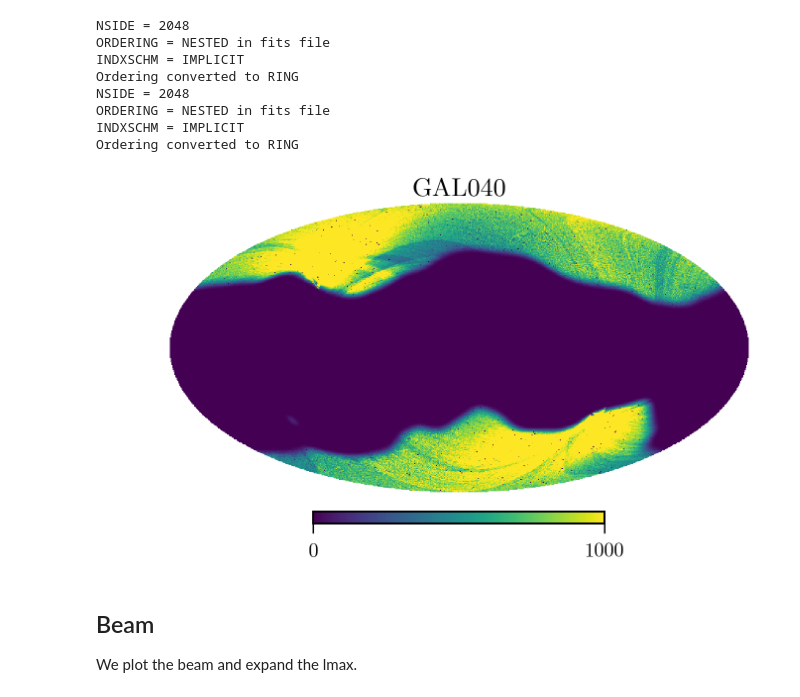
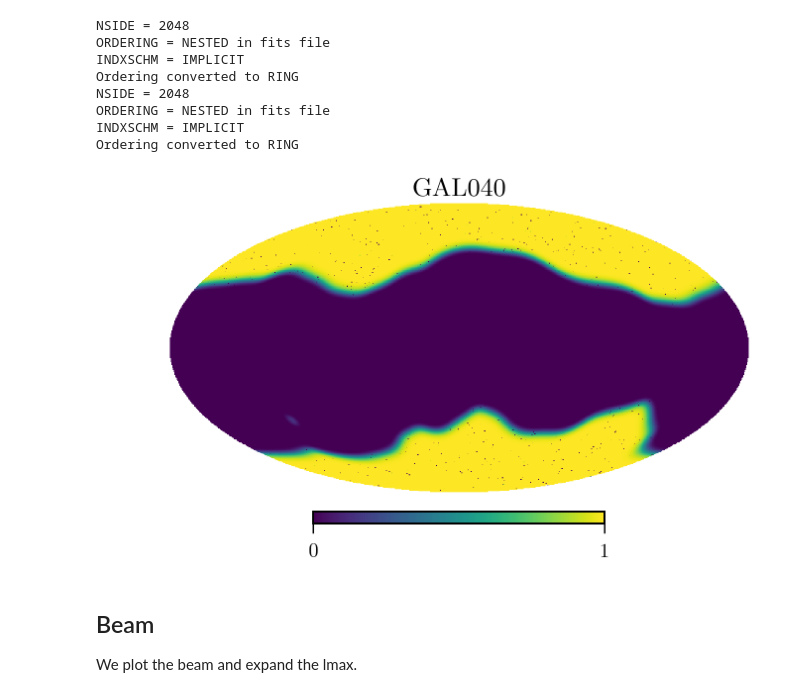
Before and after one commit to xzackli/actps, a Jupyter notebook: planck_143evenx143odd.ipynb, the cells around one changed output. Cells and saved outputs as stored; diff of their text form; code cells hidden in the pictures.

```diff
--- a/planck_143evenx143odd.ipynb
+++ b/planck_143evenx143odd.ipynb
@@ -99,8 +99,8 @@ hits1 = hp.read_map(f'{mapname_head}oddring.fits', field=3, verbose=False)
 
 badpixmap0 = (~badpix0[0]).astype(float)
 badpixmap1 = (~badpix1[0]).astype(float)
-mask0 =  hits0 * gal_mask_040 * point_source_mask.data * badpixmap0
-mask1 =  hits1 * gal_mask_040 * point_source_mask.data * badpixmap1
+mask0 =  gal_mask_040 * point_source_mask.data * badpixmap0
+mask1 =  gal_mask_040 * point_source_mask.data * badpixmap1
 
 mask0 = nmt.mask_apodization( mask0, 2/60, apotype="C1")
 mask1 = nmt.mask_apodization( mask1, 2/60, apotype="C1")
@@ -114,9 +114,9 @@ ORDERING = NESTED in fits file
 INDXSCHM = IMPLICIT
 Ordering converted to RING
 # %%
-hp.mollview(mask0, max=1e3, title='GAL040')
+hp.mollview(mask0, max=1, title='GAL040')
 # %% [output]
-[figure, old version]
+[figure, new version]
 # %% [markdown]
 ## Beam
 We plot the beam and expand the lmax.
```
Also changed, not shown: parts of 2 cells of this notebook.
